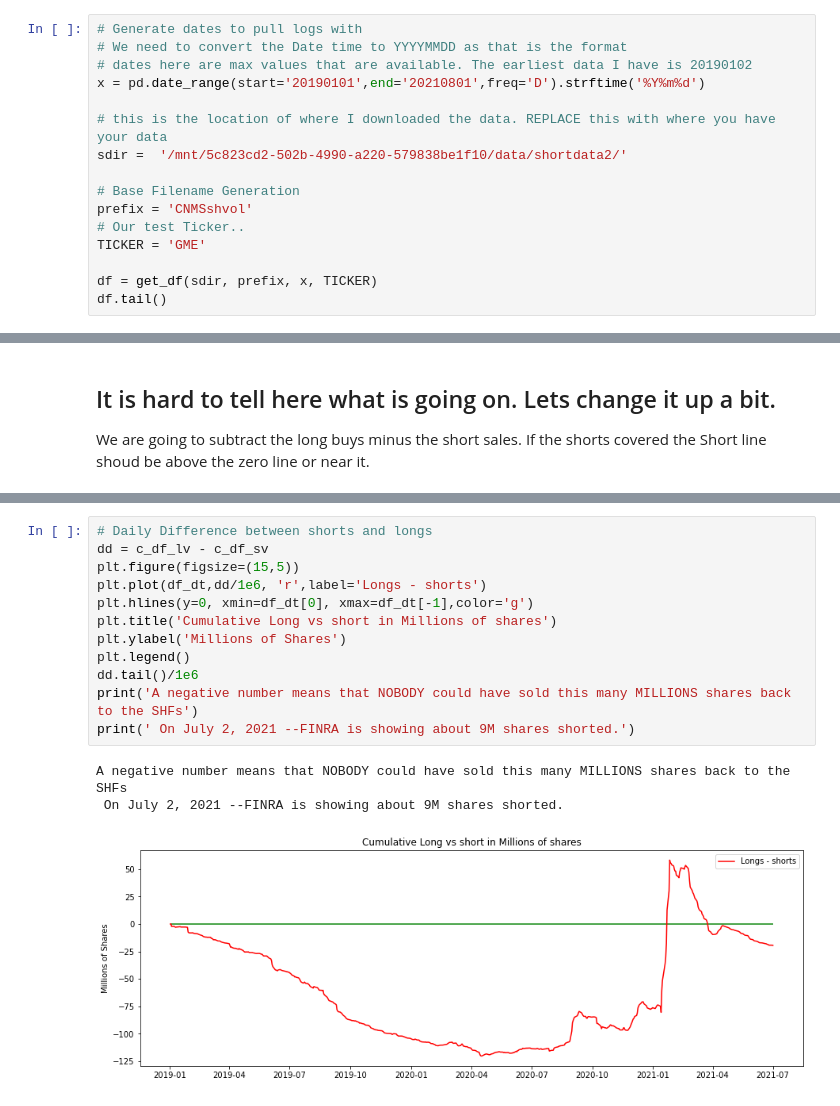
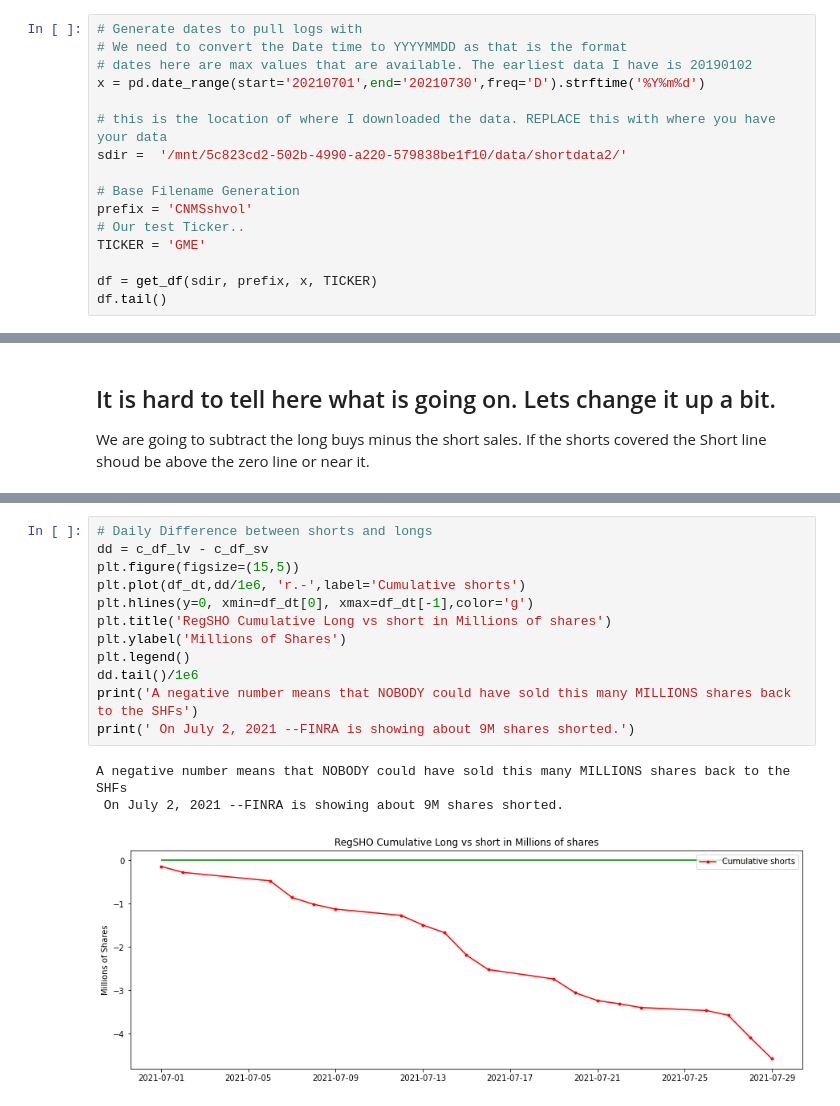
Before and after one commit to pookiemaker/shorts, a Jupyter notebook: ShortAnalysis.ipynb, the cells around one changed output, grey strips where cells are left out. Drawn from its saved outputs; the diff is of its cells as text.

```diff
--- a/ShortAnalysis.ipynb
+++ b/ShortAnalysis.ipynb
@@ -91,7 +92,7 @@ We have to build the filename it follows the format
 # Generate dates to pull logs with
 # We need to convert the Date time to YYYYMMDD as that is the format
 # dates here are max values that are available. The earliest data I have is 20190102
-x = pd.date_range(start='20190101',end='20210801',freq='D').strftime('%Y%m%d')
+x = pd.date_range(start='20210701',end='20210730',freq='D').strftime('%Y%m%d')
 
 # this is the location of where I downloaded the data. REPLACE this with where you have your data
 sdir =  '/mnt/5c823cd2-502b-4990-a220-579838be1f10/data/shortdata2/'
@@ -224,19 +273,19 @@ We are going to subtract the long buys minus the short sales. If the shorts cove
 # %%
 # Daily Difference between shorts and longs
 dd = c_df_lv - c_df_sv
 plt.figure(figsize=(15,5))
-plt.plot(df_dt,dd/1e6, 'r',label='Longs - shorts')
+plt.plot(df_dt,dd/1e6, 'r.-',label='Cumulative shorts')
 plt.hlines(y=0, xmin=df_dt[0], xmax=df_dt[-1],color='g')
-plt.title('Cumulative Long vs short in Millions of shares')
+plt.title('RegSHO Cumulative Long vs short in Millions of shares')
 plt.ylabel('Millions of Shares')
 plt.legend()
 dd.tail()/1e6
 print('A negative number means that NOBODY could have sold this many MILLIONS shares back to the SHFs')
 print(' On July 2, 2021 --FINRA is showing about 9M shares shorted.')
 # %% [output]
 A negative number means that NOBODY could have sold this many MILLIONS shares back to the SHFs
  On July 2, 2021 --FINRA is showing about 9M shares shorted.
-[figure, old version]
+[figure, new version]
 # %% [markdown]
 ## RegSHO
 
```
Also changed, not shown: parts of 12 cells of this notebook, 6 other files.
